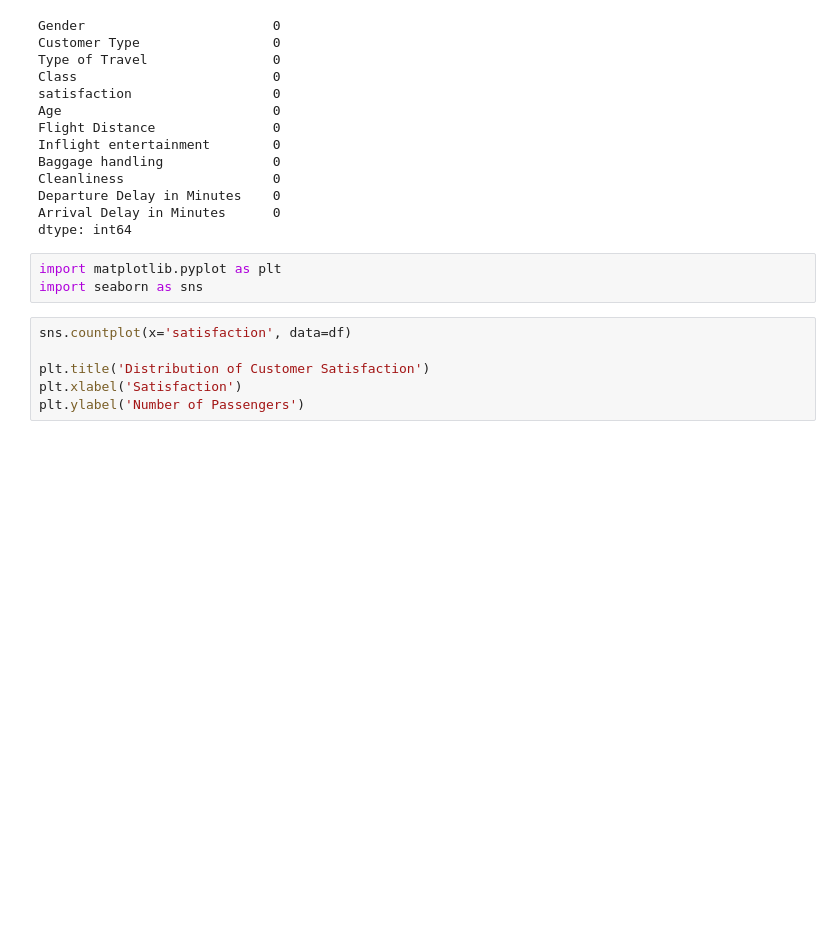
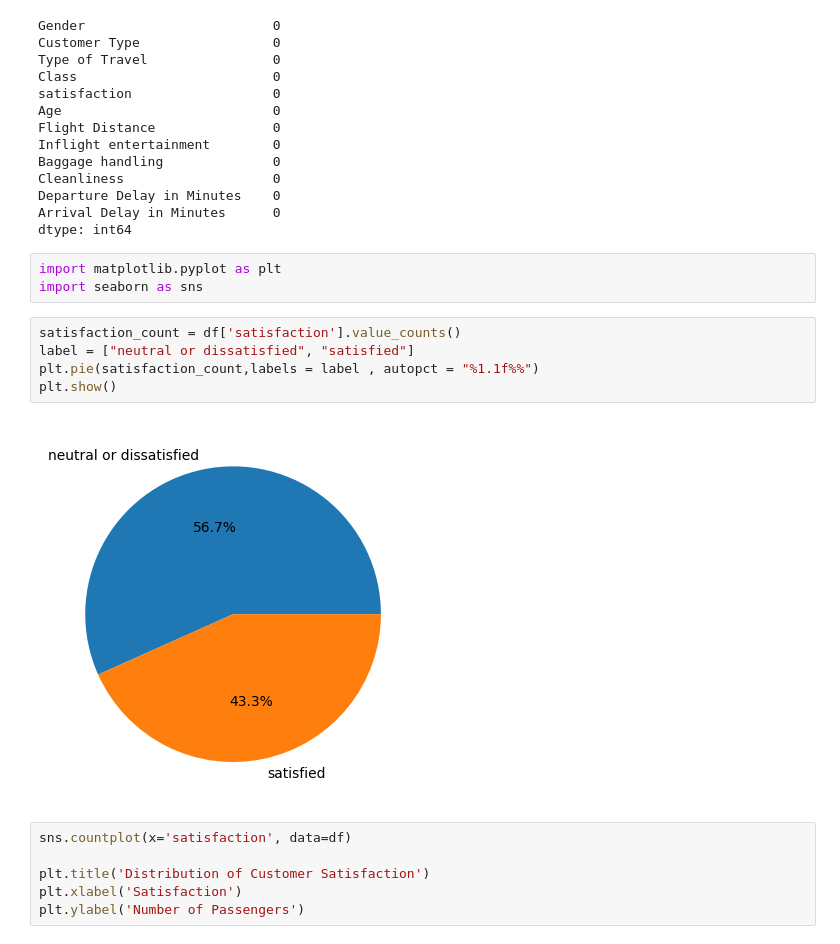
Before and after one commit to Ritika-Gauttam/Customer_Satisfaction_Prediction_Project, a Jupyter notebook: cust_satisfaction_prediction.ipynb, the cells around one changed output. Drawn from its saved outputs; the diff is of its cells as text; blank space fills up the shorter version.

```diff
--- a/cust_satisfaction_prediction.ipynb
+++ b/cust_satisfaction_prediction.ipynb
@@ -95,6 +95,13 @@ dtype: int64
 # %%
 import matplotlib.pyplot as plt
 import seaborn as sns
+# %%
+satisfaction_count = df['satisfaction'].value_counts()
+label = ["neutral or dissatisfied", "satisfied"]
+plt.pie(satisfaction_count,labels = label , autopct = "%1.1f%%")
+plt.show()
+# %% [output]
+[figure, added]
 # %%
 sns.countplot(x='satisfaction', data=df)
 
```
